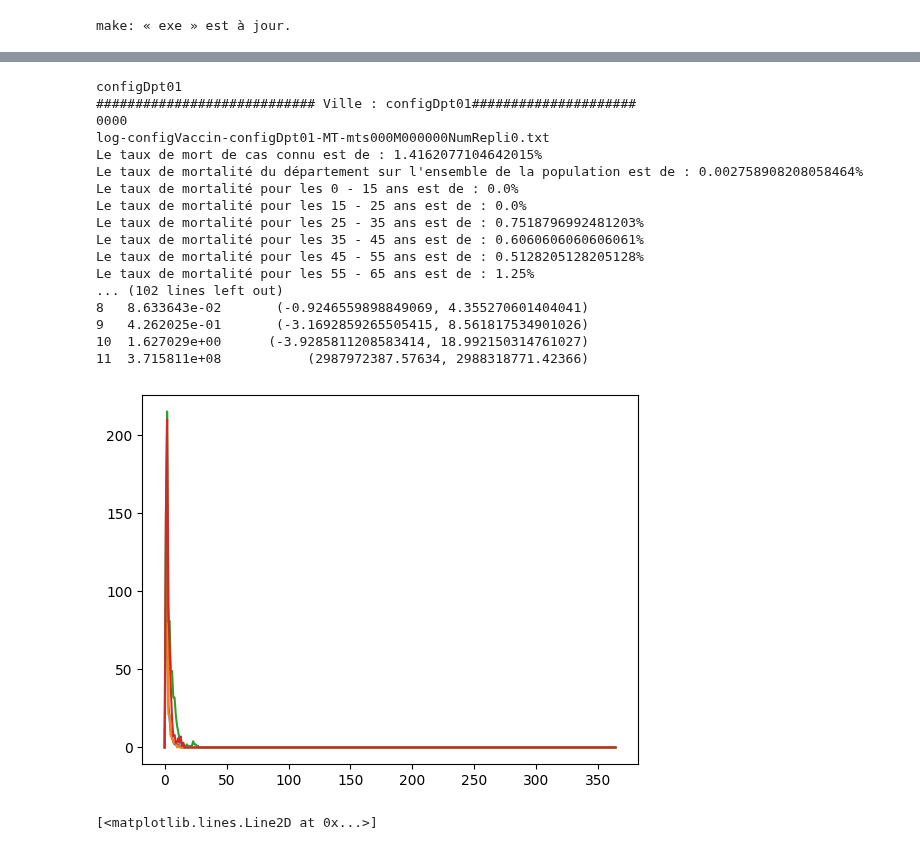
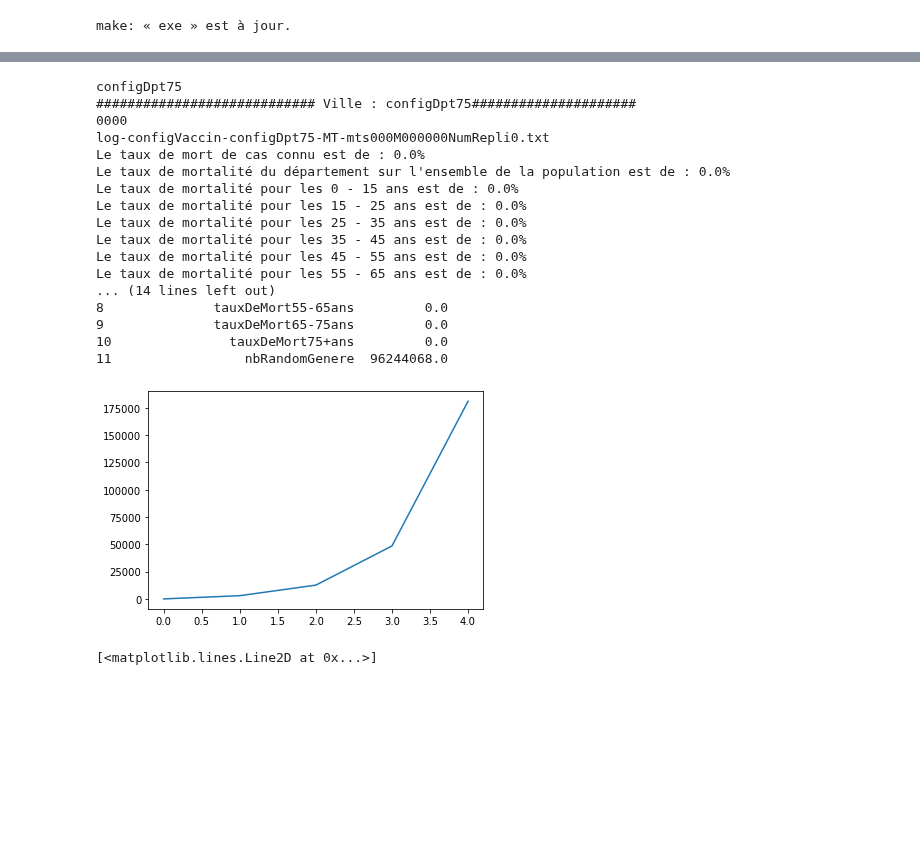
Before and after one commit to benjaminantunes/SMA-Covid, a Jupyter notebook: SMA Covid.ipynb, the cells around one changed output, grey strips where cells are left out. Saved outputs shown, nothing was run; the diff lists cells and outputs as text; code cells hidden in the pictures; blank space fills up the shorter version.

```diff
--- a/SMA Covid.ipynb
+++ b/SMA Covid.ipynb
@@ -44,9 +46,9 @@ On peut donc envisager beaucoup d'autres résultats.
 
 '''
 
-NB_REPLICATION = 2
+NB_REPLICATION = 1
 NOM_EXPERIENCE = "configVaccin"
-listDptConfig = [1,13]
+listDptConfig = [75]
 
 #listVille = ["configLyon"]
 figureNouvCas = plt.figure()
@@ -374,48 +376,48 @@ for nbDpt in listDptConfig:
         Confidence Intervals Using the t Distribution
         If we’re working with a small sample (n <30), we can use the t.interval() function from the scipy.stats library to calculate a confidence interval for a population mean.
 
         The following example shows how to calculate a confidence interval for the true population mean height (in inches) of a certain species of plant, using a sample of 15 plants:
 
 
 
         ###########
         Confidence Intervals Using the Normal Distribution
         If we’re working with larger samples (n≥30), we can assume that the sampling distribution of the sample mean is normally distributed (thanks to the Central Limit Theorem) and can instead use the norm.interval() function from the scipy.stats library.
 
 
 
 
         '''
 
         listIntervalle95 = [st.t.interval(alpha=0.95, df=len(r)-1, loc=np.mean(r), scale=st.sem(r)) for r in zip(*listResReplicationTruncated)]
 
         dataframeResultats["Moyenne"] = listMoyenne
         dataframeResultats["Variance"] = listVariance
         dataframeResultats["Intervalle95%"] = listIntervalle95
 
     print(dataframeResultats)
 
     dataframeResultats.to_csv("stats"+str(ville) + str(NOM_EXPERIENCE)+".csv", sep="|")
     dataframeResultats.to_html("stats"+str(ville) + str(NOM_EXPERIENCE)+".html",float_format='%.3f')
 # %% [output]
-configDpt01
-############################ Ville : configDpt01#####################
+configDpt75
+############################ Ville : configDpt75#####################
 0000
-log-configVaccin-configDpt01-MT-mts000M000000NumRepli0.txt
-Le taux de mort de cas connu est de : 1.4162077104642015%
-Le taux de mortalité du département sur l'ensemble de la population est de : 0.002758908208058464%
+log-configVaccin-configDpt75-MT-mts000M000000NumRepli0.txt
+Le taux de mort de cas connu est de : 0.0%
+Le taux de mortalité du département sur l'ensemble de la population est de : 0.0%
 Le taux de mortalité pour les 0 - 15 ans est de : 0.0%
 Le taux de mortalité pour les 15 - 25 ans est de : 0.0%
-Le taux de mortalité pour les 25 - 35 ans est de : 0.7518796992481203%
-Le taux de mortalité pour les 35 - 45 ans est de : 0.6060606060606061%
-Le taux de mortalité pour les 45 - 55 ans est de : 0.5128205128205128%
-Le taux de mortalité pour les 55 - 65 ans est de : 1.25%
-... (102 lines left out)
-8   8.633643e-02       (-0.9246559898849069, 4.355270601404041)
-9   4.262025e-01       (-3.1692859265505415, 8.561817534901026)
-10  1.627029e+00      (-3.9285811208583414, 18.992150314761027)
-11  3.715811e+08           (2987972387.57634, 2988318771.42366)
+Le taux de mortalité pour les 25 - 35 ans est de : 0.0%
+Le taux de mortalité pour les 35 - 45 ans est de : 0.0%
+Le taux de mortalité pour les 45 - 55 ans est de : 0.0%
+Le taux de mortalité pour les 55 - 65 ans est de : 0.0%
+... (14 lines left out)
+8              tauxDeMort55-65ans         0.0
+9              tauxDeMort65-75ans         0.0
+10               tauxDeMort75+ans         0.0
+11                 nbRandomGenere  96244068.0
-[figure, old version]
+[figure, new version]
 # %%
 import matplotlib.pyplot as plt
 plt.plot([44,221,588,917,1990],[70000,161000,264000,330000,492000])
```
Also changed, not shown: parts of 1 cell of this notebook, 17 other files.
